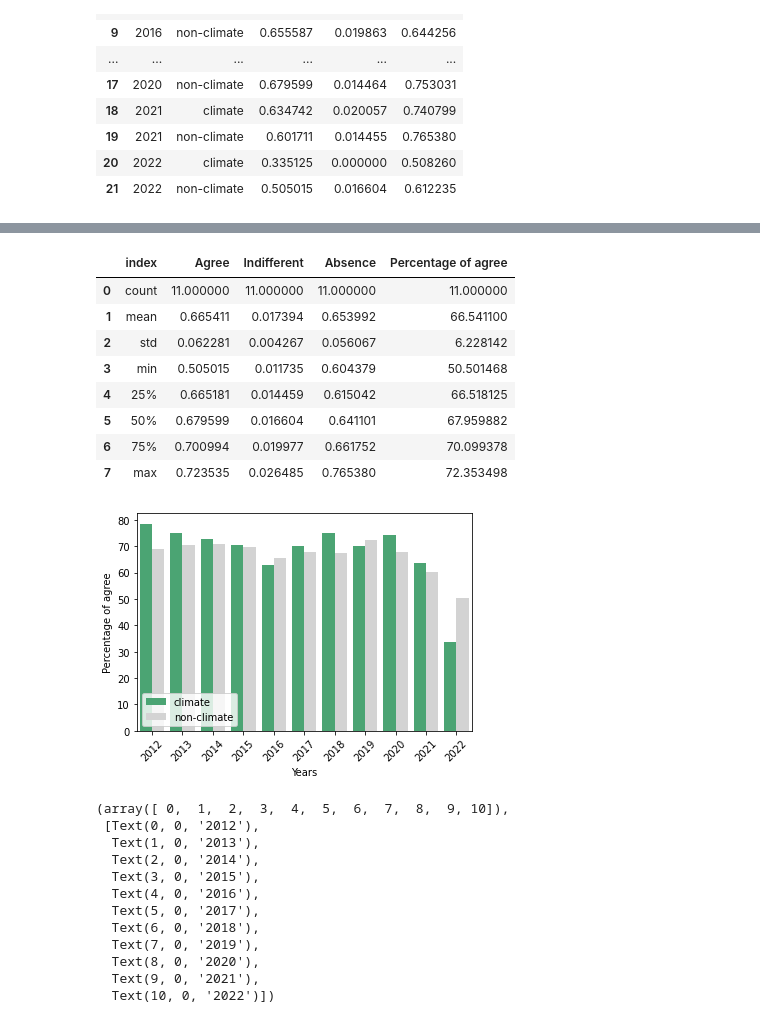
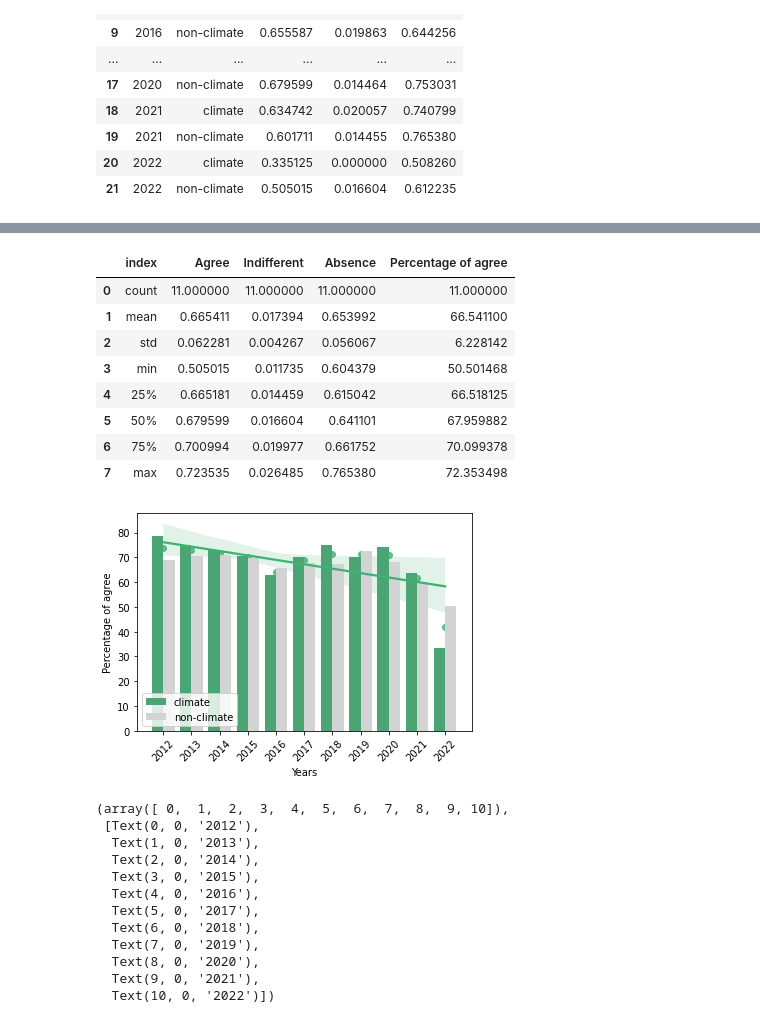
Before and after one commit to jonahank/Vote-Prediction-Model, a Jupyter notebook: data_analysis/ft_vote.ipynb, the cells around one changed output, grey strips where cells are left out. Saved outputs shown, nothing was run; the diff lists cells and outputs as text; code cells hidden in the pictures.

Commit message:
temporal trend lines on agree and dif

```diff
--- a/data_analysis/ft_vote.ipynb
+++ b/data_analysis/ft_vote.ipynb
@@ -617,3 +617,8 @@ year_agree
 | 19 | 2021 | non-climate | 0.601711 | 0.014455 | 0.765380 |
 | 20 | 2022 | climate | 0.335125 | 0.000000 | 0.508260 |
 | 21 | 2022 | non-climate | 0.505015 | 0.016604 | 0.612235 |
+# %%
+
+year_agree_all = df_agree.groupby(["year"]).mean().reset_index()[["year", "Agree", "Indifferent", "Absence"]]
+year_agree_all["Years"] = year_agree["year"]
+year_agree_all
@@ -620,23 +638,26 @@ year_agree
 # %%
 year_agree["Years"] = year_agree["year"]
 year_agree["Percentage of agree"] = year_agree["Agree"]*100
 g = sns.barplot(data=year_agree, x="Years", y="Percentage of agree", hue="y_pred", palette=["mediumseagreen", "lightgrey"])
 
+year_agree_all["Percentage of agree"] = year_agree_all["Agree"]*100
+year_agree_all["Years"] = range(len(year_agree_all))
+g = sns.regplot(x="Years", y="Percentage of agree", data=year_agree_all, color="mediumseagreen")
 plt.xticks(rotation=45)
 plt.legend(loc="lower left")
 year_agree2 = year_agree[:-1]
 year_agree[year_agree["y_pred"]=="non-climate"].describe().reset_index()
 # %% [output]
 |  | index | Agree | Indifferent | Absence | Percentage of agree |
 | 0 | count | 11.000000 | 11.000000 | 11.000000 | 11.000000 |
 | 1 | mean | 0.665411 | 0.017394 | 0.653992 | 66.541100 |
 | 2 | std | 0.062281 | 0.004267 | 0.056067 | 6.228142 |
 | 3 | min | 0.505015 | 0.011735 | 0.604379 | 50.501468 |
 | 4 | 25% | 0.665181 | 0.014459 | 0.615042 | 66.518125 |
 | 5 | 50% | 0.679599 | 0.016604 | 0.641101 | 67.959882 |
 | 6 | 75% | 0.700994 | 0.019977 | 0.661752 | 70.099378 |
 | 7 | max | 0.723535 | 0.026485 | 0.765380 | 72.353498 |
-[figure, old version]
+[figure, new version]
 # %%
 year_agree["Years"] = year_agree["year"]
 year_agree["Percentage of absence"] = year_agree["Absence"]*100
```
Also changed, not shown: parts of 2 cells of this notebook.
